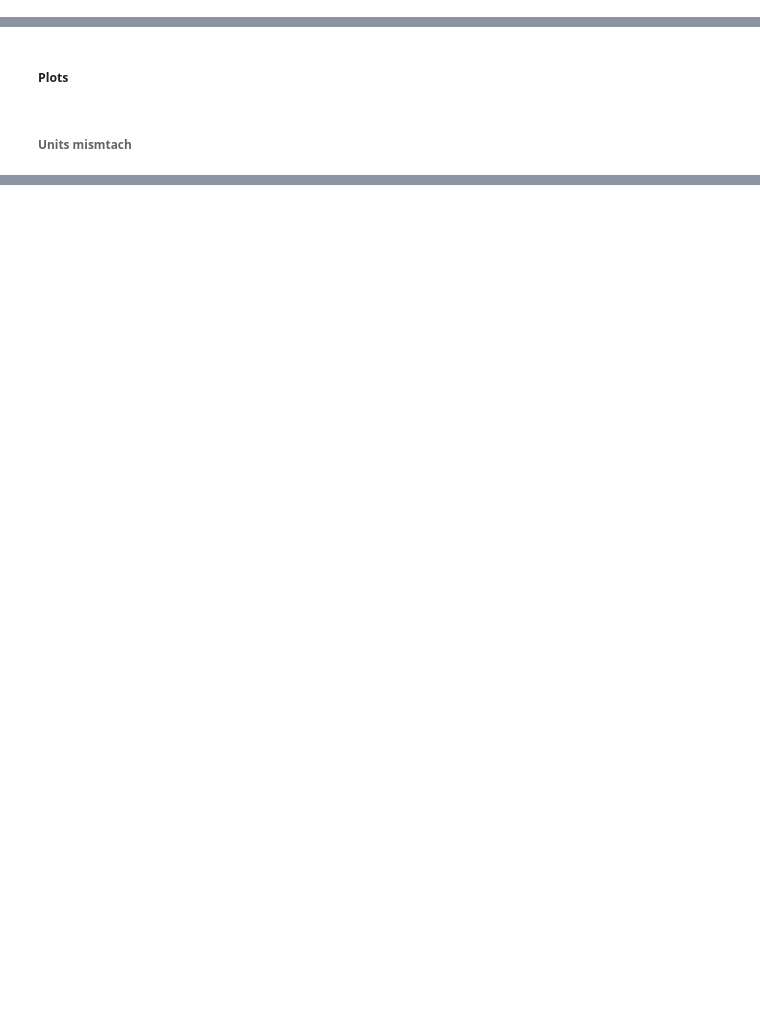
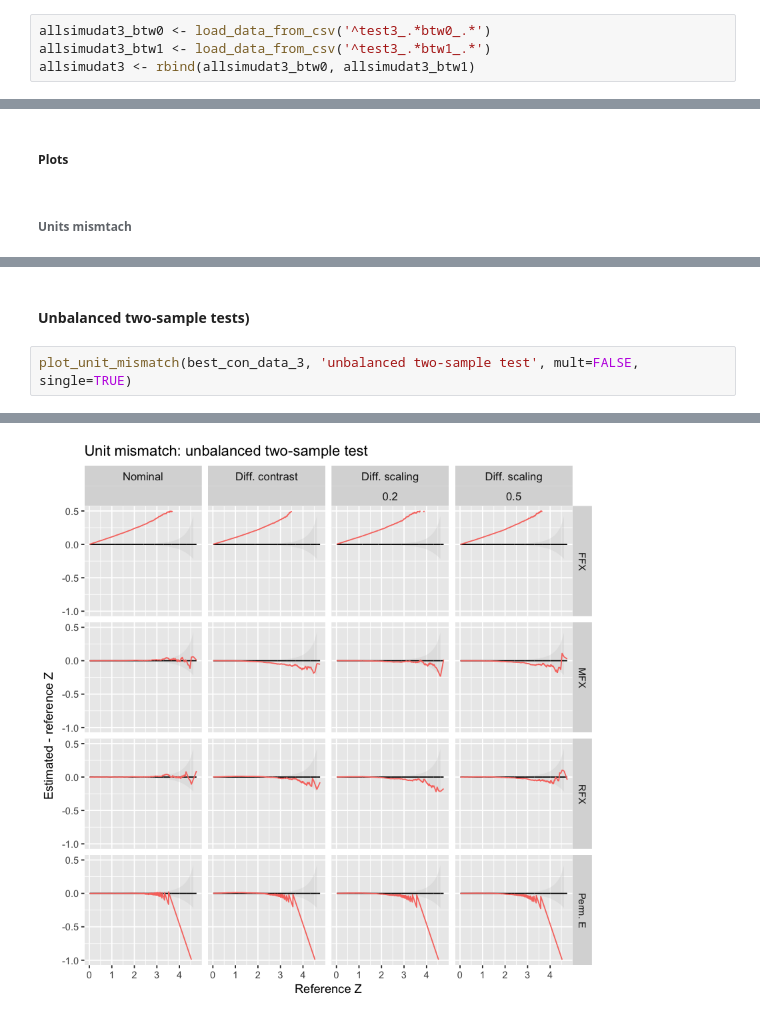
Before and after one commit to cmaumet/zmeta, a Jupyter notebook: Scripts/simulations/lib/plot_simulations.ipynb, the cells around one changed output, grey strips where cells are left out. Saved outputs shown, nothing was run; the diff lists cells and outputs as text; blank space fills up the shorter version.

```diff
--- a/Scripts/simulations/lib/plot_simulations.ipynb
+++ b/Scripts/simulations/lib/plot_simulations.ipynb
@@ -8 +22,5 @@ source('plot_lib.R')
+# %%
+allsimudat3_btw0 <- load_data_from_csv('^test3_.*btw0_.*')
+allsimudat3_btw1 <- load_data_from_csv('^test3_.*btw1_.*')
+allsimudat3 <- rbind(allsimudat3_btw0, allsimudat3_btw1)
 # %% [markdown]
@@ -77,0 +75,5 @@ Warning message:
+# %% [markdown]
+#### Unbalanced two-sample tests)
+# %%
+plot_unit_mismatch(best_con_data_3, 'unbalanced two-sample test', mult=FALSE, single=TRUE)
+# %% [output]
@@ -77,0 +82 @@ Warning message:
+[figure, added]
```
Also changed, not shown: parts of 28 cells of this notebook, 2 other files.
